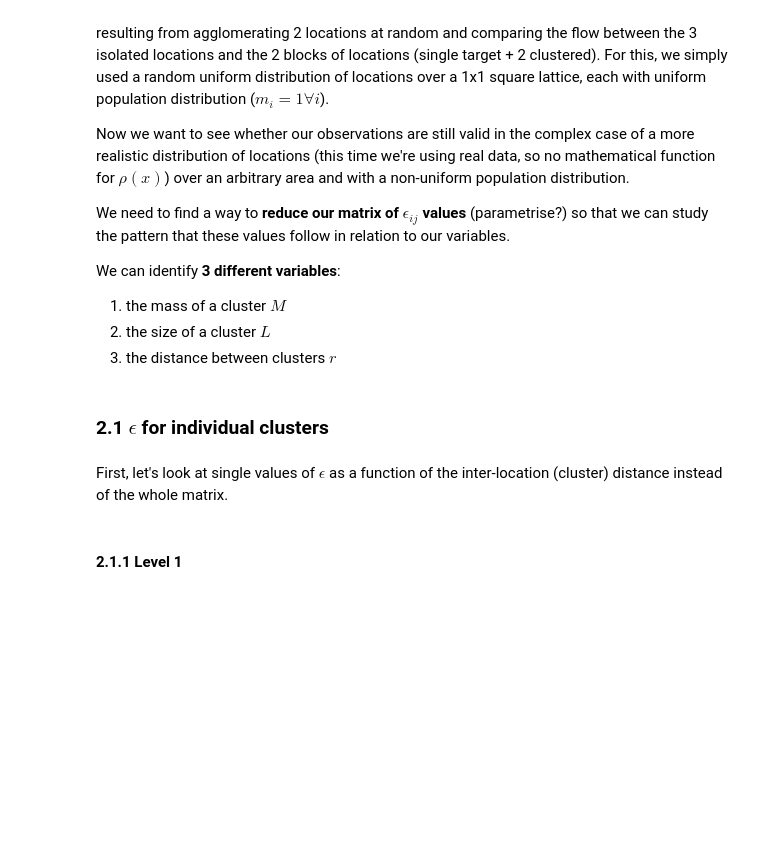
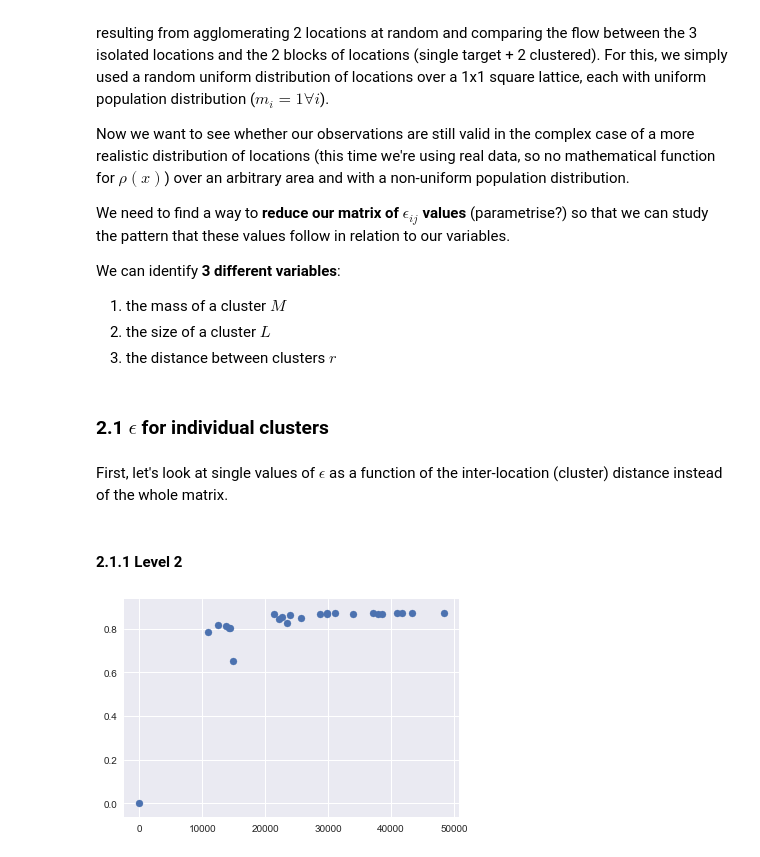
Before and after one commit to jbremz/human_mob, a Jupyter notebook: Notebooks/Ilaria's Log/Week 12.ipynb, the cells around one changed output. Saved outputs shown, nothing was run; the diff lists cells and outputs as text; code cells hidden in the pictures; blank space fills up the shorter version.

Commit message:
individual location - epsilon

```diff
--- a/Notebooks/Ilaria's Log/Week 12.ipynb
+++ b/Notebooks/Ilaria's Log/Week 12.ipynb
@@ -72,10 +73,17 @@ First, let's look at single values of $\epsilon$ as a function of the inter-loca
 d_max = [7000, 10000]
 gamma = 2
 # %% [markdown]
-#### 2.1.1 Level 1
+#### 2.1.1 Level 2
 # %%
 levels = eps_scale.iterate(lon_df, d_max)
 level_1 = levels[0]
 level_2 = levels[1]
 # %%
 eps_level_2 = eps_scale.epsilon(levels, 2, gamma, lon_df)
+# %%
+x = eps_scale.cluster_population(level_2).DM[10][1:] #distance of location 20 with all the others
+y = eps_level_2[10][1:]
+plt.scatter(x, y)
+plt.show()
+# %% [output]
+[figure, added]
```
Also changed, not shown: parts of 1 cell of this notebook.
